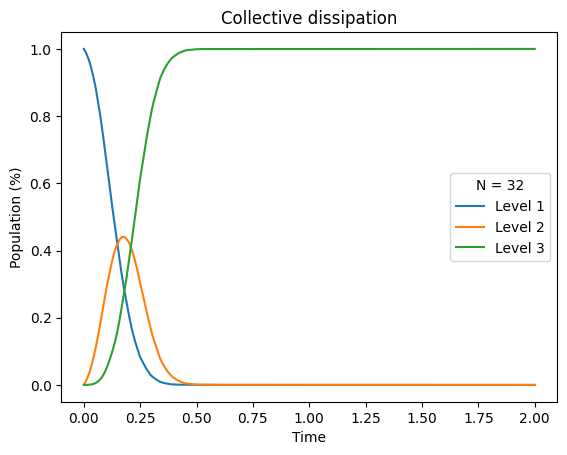
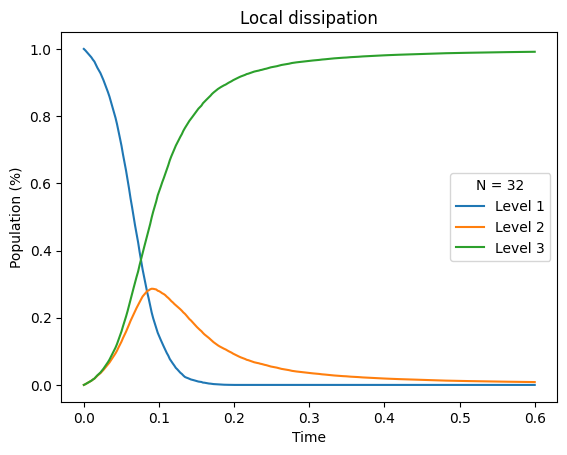
The notebook cell's code change between the first figure and the second:
--- before
+++ after
@@ -1,26 +1,12 @@
-trajectories = 200
-number_of_molecules = 32
-times = np.linspace(0, 2, 300)
+times = np.linspace(0, 0.6, 300)
 
-level1 = 0
-level2 = 0
-level3 = 0
+T = read_log_files("collective", times, trajectories = 200, number_of_molecules = 32)
 
-for i in range(trajectories):
-    t, l1, l2, l3 = np.loadtxt(f"collective/log-{i+1}.txt").T
-    level1 += np.interp(times, t, l1)
-    level2 += np.interp(times, t, l2)
-    level3 += np.interp(times, t, l3)
-
-level1 /= trajectories
-level2 /= trajectories
-level3 /= trajectories
-
-plt.plot(times, level1 / number_of_molecules, label = "Level 1")
-plt.plot(times, level2 / number_of_molecules, label = "Level 2")
-plt.plot(times, level3 / number_of_molecules, label = "Level 3")
+plt.plot(times, T[1,1], label = "Level 1")
+plt.plot(times, T[2,2], label = "Level 2")
+plt.plot(times, T[3,3], label = "Level 3")
 
 plt.xlabel("Time")
 plt.ylabel("Population (%)")
 plt.legend(title = f"N = {number_of_molecules}", loc = "center right")
-plt.title("Collective dissipation");
+plt.title("Local dissipation");

Commit: Add general expectation of T_ij